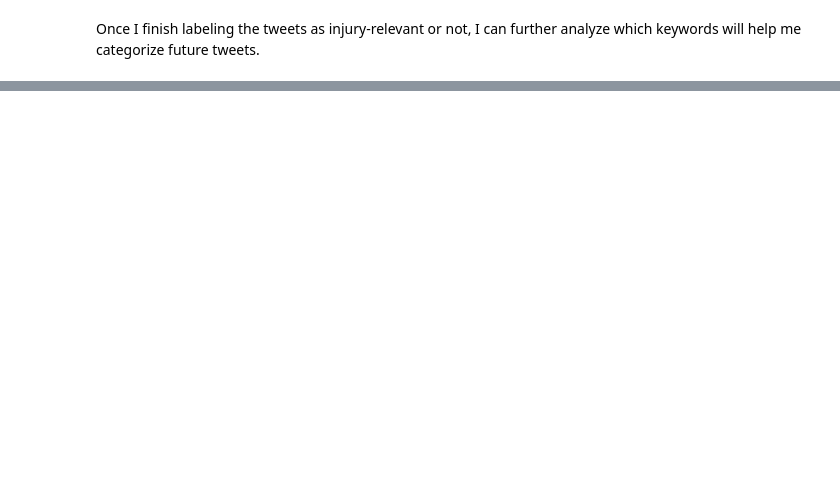
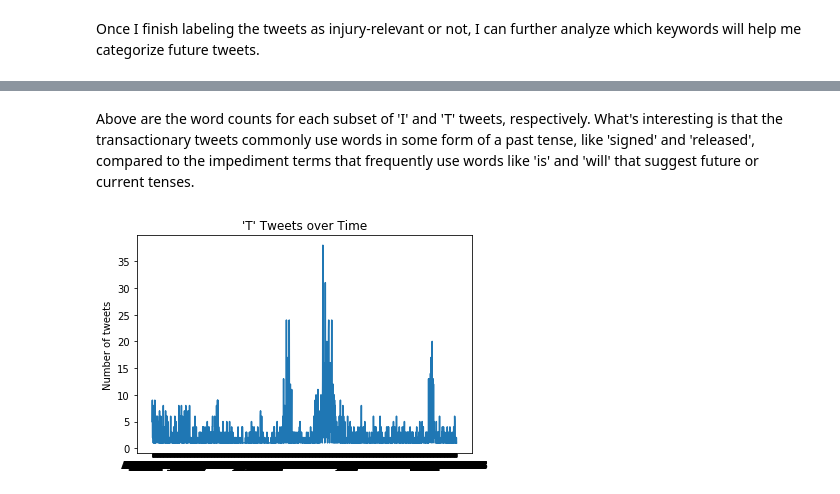
Before and after one commit to lelarson/Springboard, a Jupyter notebook: CP1 Data Story.ipynb, the cells around one changed output, grey strips where cells are left out. Cells and saved outputs as stored; diff of their text form; code cells hidden in the pictures; blank space fills up the shorter version.

```diff
--- a/CP1 Data Story.ipynb
+++ b/CP1 Data Story.ipynb
@@ -135,0 +206,5 @@ Once I finish labeling the tweets as injury-relevant or not, I can further analy
+# %%
+ttweets = labeled['Class'] == 'T' # create Boolean list
+ttweets2 = labeled[ttweets]
+tfreq = ttweets2.Tweet.str.split(expand=True).stack().value_counts()
+tfreq.head(15)
@@ -135,0 +228,14 @@ Once I finish labeling the tweets as injury-relevant or not, I can further analy
+# %% [markdown]
+Above are the word counts for each subset of 'I' and 'T' tweets, respectively. What's interesting is that the transactionary tweets commonly use words in some form of a past tense, like 'signed' and 'released', compared to the impediment terms that frequently use words like 'is' and 'will' that suggest future or current tenses.
+# %%
+counted2 = count_elements(ttweets2['Date'])
+lists = sorted(counted2.items())
+
+x, y = zip(*lists)
+
+plt.title("'T' Tweets over Time")
+plt.ylabel("Number of tweets")
+plt.plot(x, y)
+plt.show()
+# %% [output]
+[figure, added]
```
Also changed, not shown: parts of 12 cells of this notebook.
